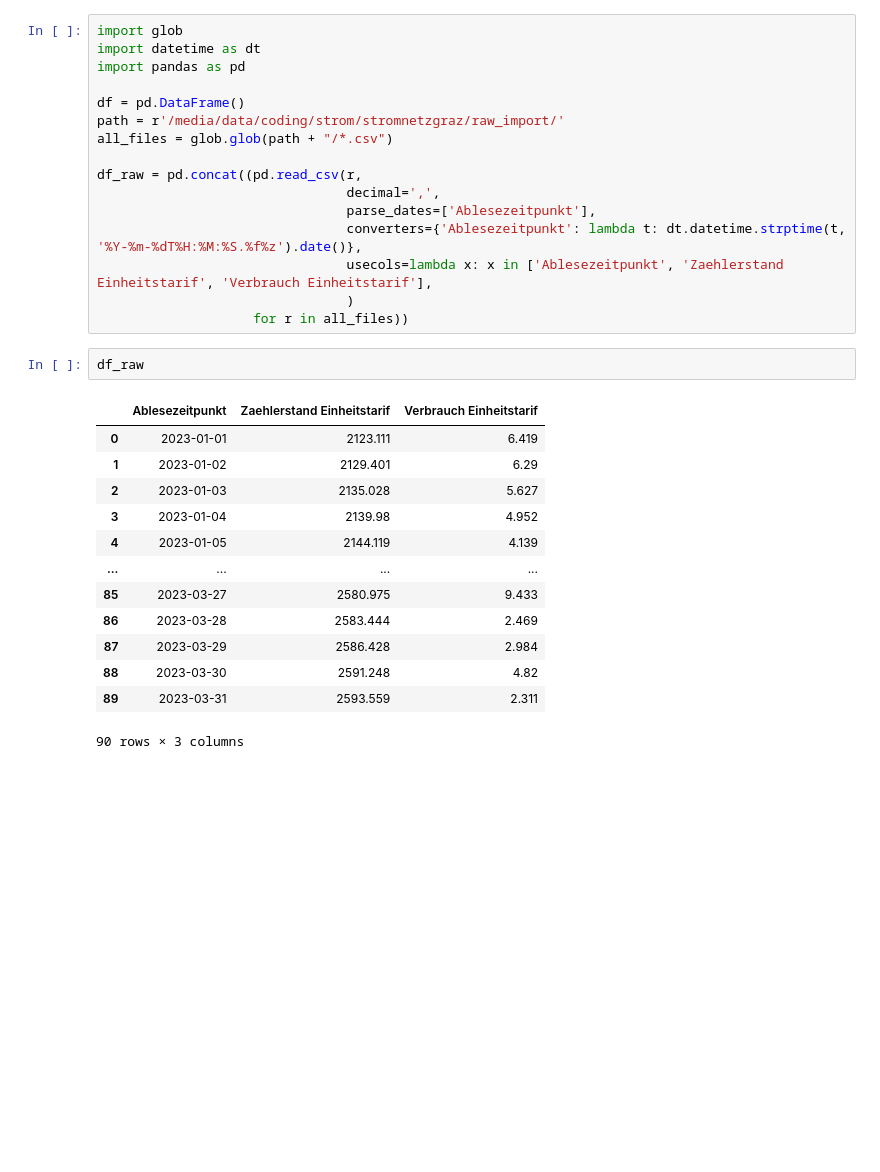
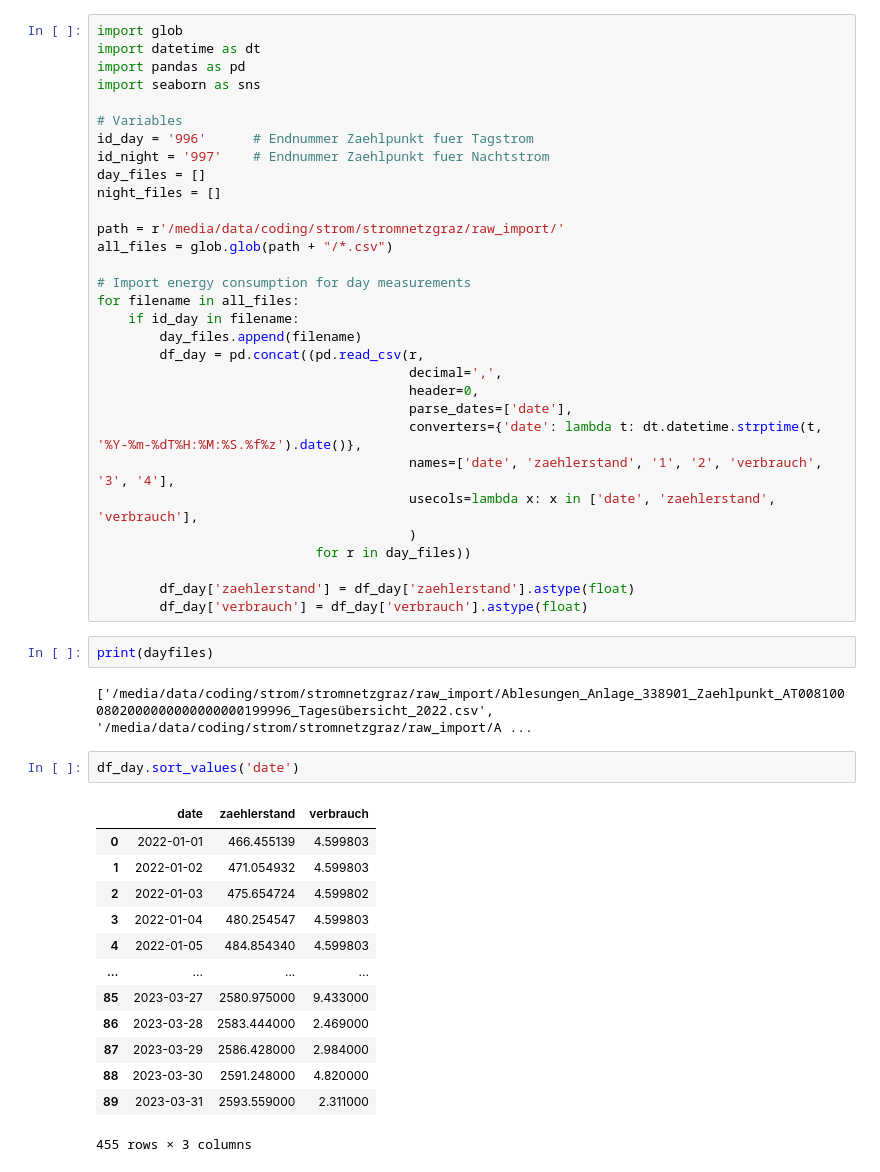
Before and after one commit to ChristianKoplenig/SMIT, a Jupyter notebook: stromnetzgraz/import.ipynb, the cells around one changed output. Drawn from its saved outputs; the diff is of its cells as text; blank space fills up the shorter version.

Commit message:
import - multiple files, day/night separation

```diff
--- a/stromnetzgraz/import.ipynb
+++ b/stromnetzgraz/import.ipynb
@@ -2,31 +2,50 @@
 import glob
 import datetime as dt
 import pandas as pd
+import seaborn as sns
 
-df = pd.DataFrame()
+# Variables
+id_day = '996'      # Endnummer Zaehlpunkt fuer Tagstrom
+id_night = '997'    # Endnummer Zaehlpunkt fuer Nachtstrom
+day_files = []
+night_files = []
+
 path = r'/media/data/coding/strom/stromnetzgraz/raw_import/'
 all_files = glob.glob(path + "/*.csv")
 
-df_raw = pd.concat((pd.read_csv(r,
-                                decimal=',',
-                                parse_dates=['Ablesezeitpunkt'],
-                                converters={'Ablesezeitpunkt': lambda t: dt.datetime.strptime(t, '%Y-%m-%dT%H:%M:%S.%f%z').date()},
-                                usecols=lambda x: x in ['Ablesezeitpunkt', 'Zaehlerstand Einheitstarif', 'Verbrauch Einheitstarif'],
-                                )
-                    for r in all_files))
+# Import energy consumption for day measurements
+for filename in all_files:
+    if id_day in filename:
+        day_files.append(filename)
+        df_day = pd.concat((pd.read_csv(r,
+                                        decimal=',',
+                                        header=0,
+                                        parse_dates=['date'],
+                                        converters={'date': lambda t: dt.datetime.strptime(t, '%Y-%m-%dT%H:%M:%S.%f%z').date()},
+                                        names=['date', 'zaehlerstand', '1', '2', 'verbrauch', '3', '4'],
+                                        usecols=lambda x: x in ['date', 'zaehlerstand', 'verbrauch'],
+                                        )
+                            for r in day_files))
+
+        df_day['zaehlerstand'] = df_day['zaehlerstand'].astype(float)
+        df_day['verbrauch'] = df_day['verbrauch'].astype(float)
-# %%
-df_raw
-# %% [output]
-|  | Ablesezeitpunkt | Zaehlerstand Einheitstarif | Verbrauch Einheitstarif |
-| 0 | 2023-01-01 | 2123.111 | 6.419 |
-| 1 | 2023-01-02 | 2129.401 | 6.29 |
-| 2 | 2023-01-03 | 2135.028 | 5.627 |
-| 3 | 2023-01-04 | 2139.98 | 4.952 |
-| 4 | 2023-01-05 | 2144.119 | 4.139 |
-| ... | ... | ... | ... |
-| 85 | 2023-03-27 | 2580.975 | 9.433 |
-| 86 | 2023-03-28 | 2583.444 | 2.469 |
-| 87 | 2023-03-29 | 2586.428 | 2.984 |
-| 88 | 2023-03-30 | 2591.248 | 4.82 |
-| 89 | 2023-03-31 | 2593.559 | 2.311 |
-90 rows × 3 columns
+# %%
+print(dayfiles)
+# %% [output]
+['/media/data/coding/strom/stromnetzgraz/raw_import/Ablesungen_Anlage_338901_Zaehlpunkt_AT0081000802000000000000000199996_Tagesübersicht_2022.csv', '/media/data/coding/strom/stromnetzgraz/raw_import/A ...
+# %%
+df_day.sort_values('date')
+# %% [output]
+|  | date | zaehlerstand | verbrauch |
+| 0 | 2022-01-01 | 466.455139 | 4.599803 |
+| 1 | 2022-01-02 | 471.054932 | 4.599803 |
+| 2 | 2022-01-03 | 475.654724 | 4.599802 |
+| 3 | 2022-01-04 | 480.254547 | 4.599803 |
+| 4 | 2022-01-05 | 484.854340 | 4.599803 |
+| ... | ... | ... | ... |
+| 85 | 2023-03-27 | 2580.975000 | 9.433000 |
+| 86 | 2023-03-28 | 2583.444000 | 2.469000 |
+| 87 | 2023-03-29 | 2586.428000 | 2.984000 |
+| 88 | 2023-03-30 | 2591.248000 | 4.820000 |
+| 89 | 2023-03-31 | 2593.559000 | 2.311000 |
+455 rows × 3 columns
```
Also changed, not shown: parts of 1 cell of this notebook.
